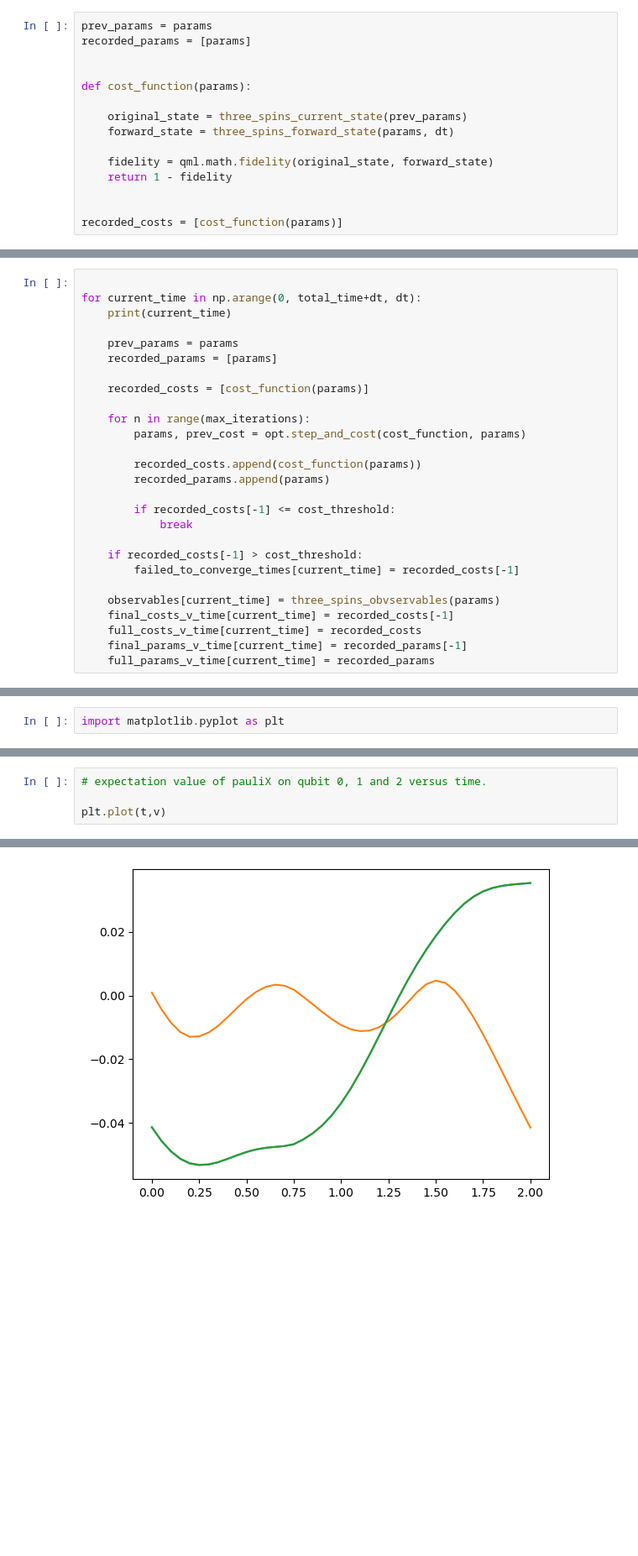
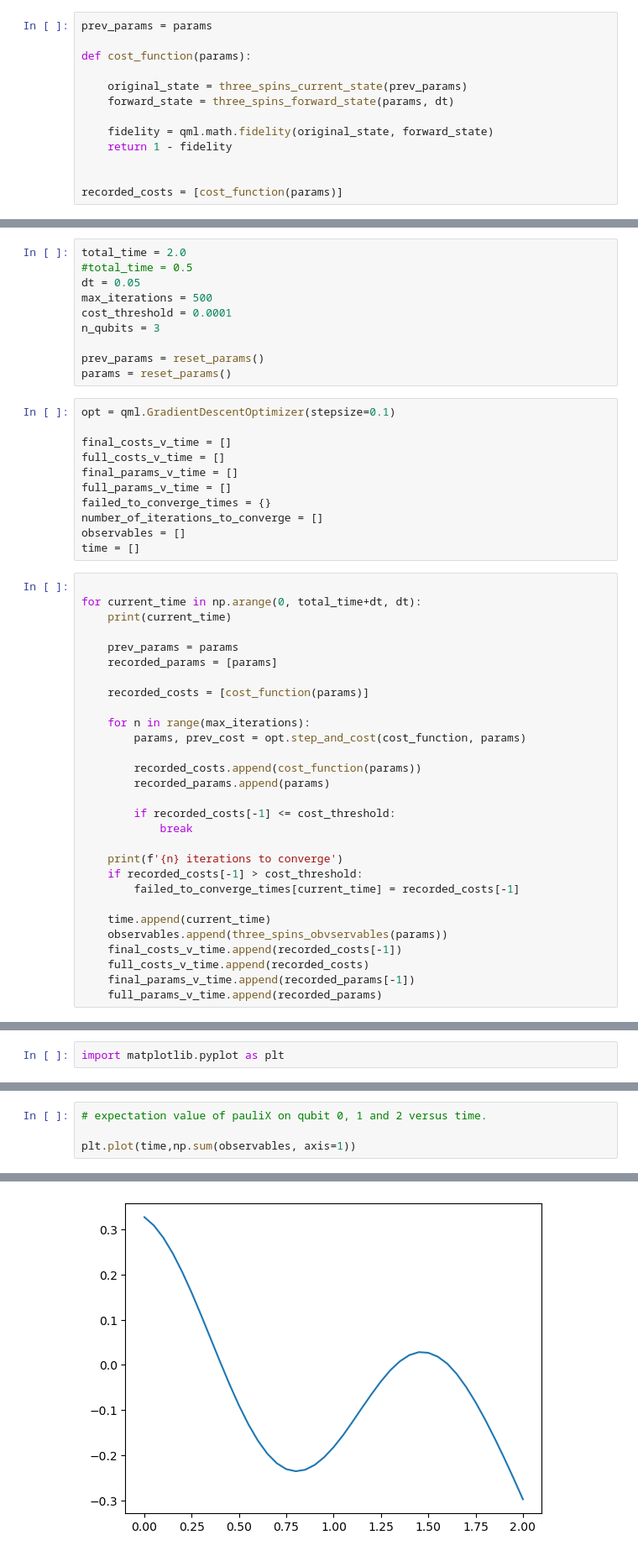
Before and after one commit to gadamc/uw_qx_pvqd_qhack2023, a Jupyter notebook: test_circuit.ipynb, the cells around one changed output, grey strips where cells are left out. Shown: that part at 84% size. Saved outputs shown, nothing was run; the diff lists cells and outputs as text; blank space fills up the shorter version.

```diff
--- a/test_circuit.ipynb
+++ b/test_circuit.ipynb
@@ -51,7 +57,5 @@ qml.math.fidelity(original_state, forward_state)
 # %%
 prev_params = params
-recorded_params = [params]
-
 
 def cost_function(params):
 
@@ -109,3 +75,24 @@ observables = {}
+# %%
+total_time = 2.0
+#total_time = 0.5
+dt = 0.05
+max_iterations = 500
+cost_threshold = 0.0001
+n_qubits = 3
+
+prev_params = reset_params()
+params = reset_params()
+# %%
+opt = qml.GradientDescentOptimizer(stepsize=0.1)
+
+final_costs_v_time = []
+full_costs_v_time = []
+final_params_v_time = []
+full_params_v_time = []
+failed_to_converge_times = {}
+number_of_iterations_to_converge = []
+observables = []
+time = []
 # %%
 
 for current_time in np.arange(0, total_time+dt, dt):
@@ -125,13 +112,15 @@ for current_time in np.arange(0, total_time+dt, dt):
         if recorded_costs[-1] <= cost_threshold:
             break
 
+    print(f'{n} iterations to converge')
     if recorded_costs[-1] > cost_threshold:
         failed_to_converge_times[current_time] = recorded_costs[-1]
 
-    observables[current_time] = three_spins_obvservables(params)
-    final_costs_v_time[current_time] = recorded_costs[-1]
-    full_costs_v_time[current_time] = recorded_costs
-    final_params_v_time[current_time] = recorded_params[-1]
-    full_params_v_time[current_time] = recorded_params
+    time.append(current_time)
+    observables.append(three_spins_obvservables(params))
+    final_costs_v_time.append(recorded_costs[-1])
+    full_costs_v_time.append(recorded_costs)
+    final_params_v_time.append(recorded_params[-1])
+    full_params_v_time.append(recorded_params)
 # %% [output]
 0.0
@@ -219,5 +241,5 @@ v = observables.values()
 # %%
 # expectation value of pauliX on qubit 0, 1 and 2 versus time.
 
-plt.plot(t,v)
+plt.plot(time,np.sum(observables, axis=1))
 # %% [output]
@@ -227 +247 @@ plt.plot(t,v)
-[figure, old version]
+[figure, new version]
```
Also changed, not shown: parts of 18 cells of this notebook, 10 other files.
